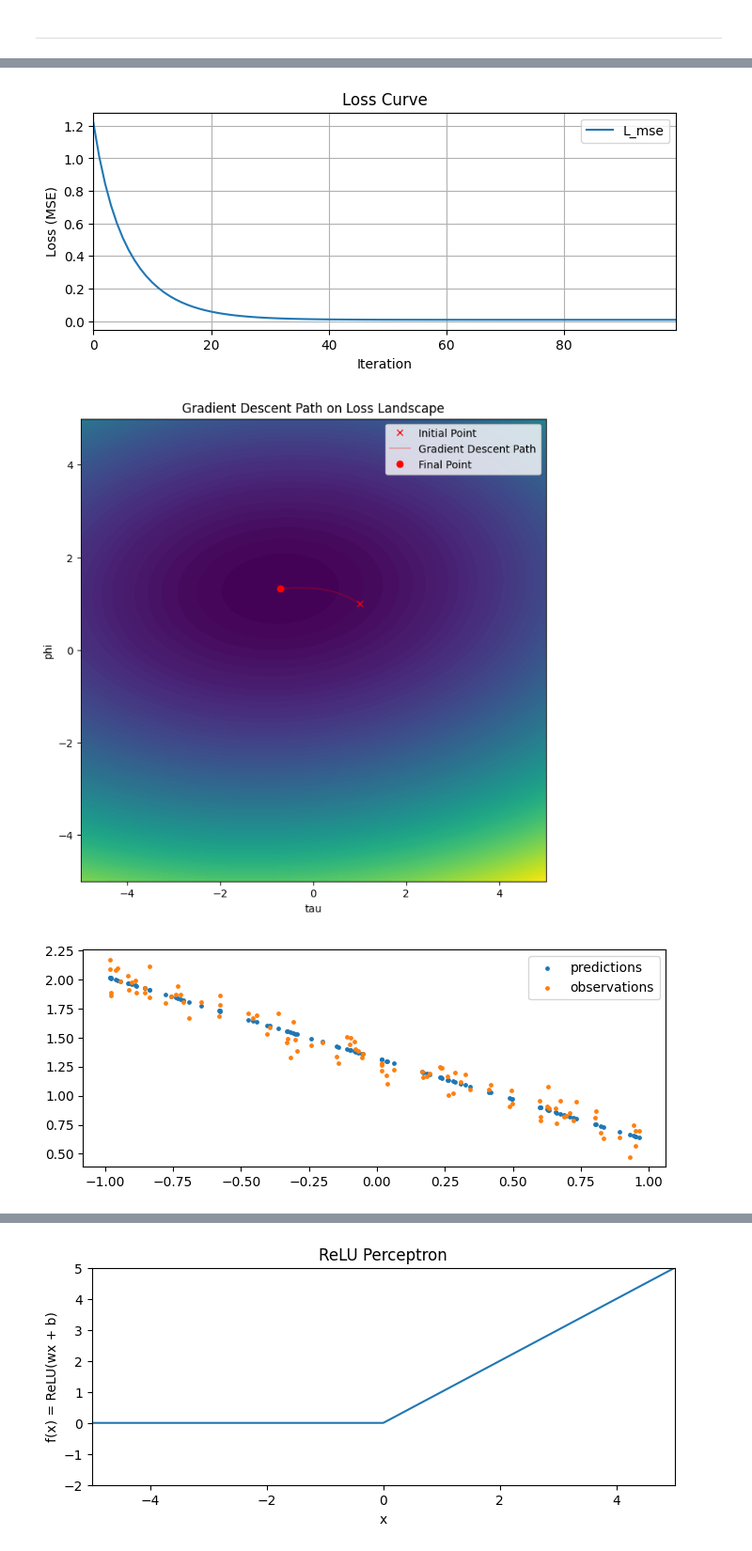
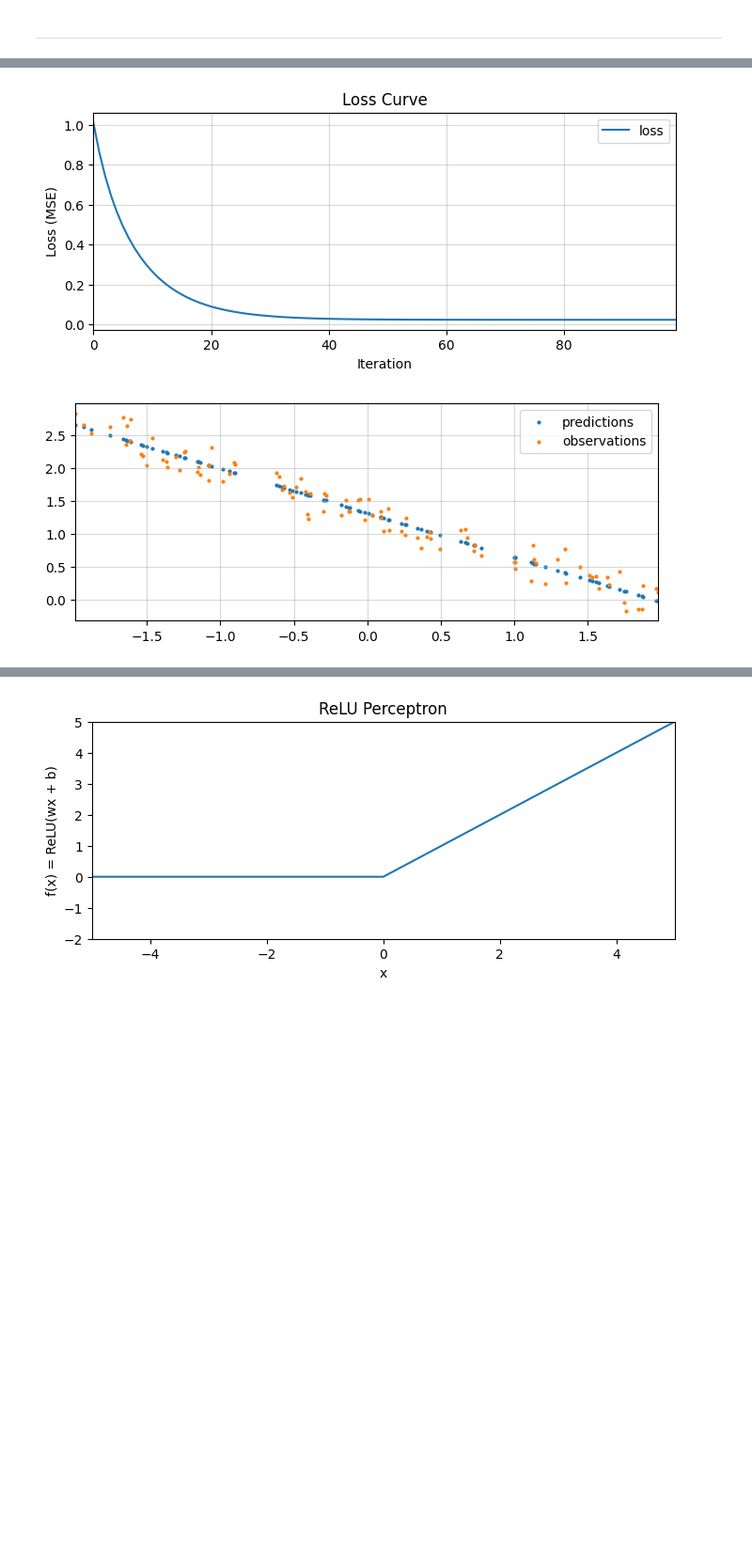
Before and after one commit to nextgenerationgraduatesprogram/nextgen25-mlai-workshop02, a Jupyter notebook: notebooks/main.ipynb, the cells around one changed output, grey strips where cells are left out. Shown at 94% size. Drawn from its saved outputs; the diff is of its cells as text; code cells hidden in the pictures; blank space fills up the shorter version.

```diff
--- a/notebooks/main.ipynb
+++ b/notebooks/main.ipynb
@@ -41,11 +48,11 @@ We might observe and collect some data on this process.
 # observe some data using a noisy observation process
 def observe_noisy(f, x):
     # we often can't sample perfectly a point in the domain perfectly
-    x_noise = np.random.normal(0.05, 0.01, x.shape[0])
+    x_noise = np.random.normal(0.05, 0.02, x.shape[0])
     x_measure = x + x_noise
 
     # we often can't measure the result perfectly
-    y_noise = np.random.normal(-0.05, 0.09, x.shape[0])
+    y_noise = np.random.normal(-0.05, 0.15, x.shape[0])
     y_obs = f(x_measure) + y_noise
 
     return y_obs
@@ -212,14 +262,11 @@ class HypothesisSpace(nn.Module):
     """
     def __init__(self, a: float, b: float):
         super().__init__()
-        self.a = nn.Parameter(torch.tensor(a))
-        self.b = nn.Parameter(torch.tensor(b))
+        self.a = nn.Parameter(torch.tensor([a]))
+        self.b = nn.Parameter(torch.tensor([b]))
 
     def forward(self, x: torch.Tensor) -> torch.Tensor:
         return self.a * x + self.b
-
-    def __repr__(self):
-        return f"{self.a.item():.2f} x^2 + {self.b.item():.2f} x"
 # %%
 from tqdm import tqdm
 
@@ -272,36 +297,30 @@ optimizer = torch.optim.SGD(model.parameters(), lr=0.1)
 loss_fn = torch.nn.MSELoss()
 
 # perform the training loop
-model, trajectory = training_loop(model, optimizer, loss_fn, x_meas_tensor, y_obs_tensor, 100)
+model, losses = training_loop(model, optimizer, loss_fn, x_meas_tensor, y_obs_tensor, 100)
+if is_suitable(losses[-1], 0.01): print(f"found suitable solution with loss L={losses[-1]:.3f}")
 # %%
-# Plot loss over iterations
-fig, ax = plt.subplots(figsize=(8,3))
-ax.plot(trajectory[:,-1], label="L_mse")
-ax.set_xlim(left=0, right=len(trajectory)-1)
-ax.set_xlabel("Iteration")
-ax.set_ylabel("Loss (MSE)")
-ax.set_title("Loss Curve")
-ax.grid(True)
-ax.legend()
+def plot_loss_curve(losses):
+    fig, ax = plt.subplots(figsize=(8,3))
+    ax.plot(losses, label="loss")
+    ax.set_xlim(left=0, right=len(losses)-1)
+    ax.set_xlabel("Iteration")
+    ax.set_ylabel("Loss (MSE)")
+    ax.set_title("Loss Curve")
+    ax.grid(True, alpha=0.50)
+    ax.legend()
+    return fig, ax
 
-# Plot the path on the loss landscape
-fig, ax = plt.subplots(figsize=(8, 8))
-contour = ax.contourf(A, B, losses, levels=100, cmap='viridis')
-ax.set_xlim(A.min(), A.max())
-ax.set_ylim(B.min(), B.max())
-ax.set_xlabel("tau")
-ax.set_ylabel("phi")
-ax.set_title("Gradient Descent Path on Loss Landscape")
+def plot_predictions(model, dataset):
+    fig, ax = plt.subplots(figsize=(8,3))
+    with torch.no_grad():
+        ax.scatter(dataset.x, model(dataset.x), s=4, label="predictions")
+        ax.scatter(dataset.x, dataset.y, s=4, label="observations")
+    ax.set_xlim(left=dataset.x.min(), right=dataset.x.max())
+    ax.grid(True, alpha=0.50)
+    ax.legend(loc="best")
+    return fig, ax
 
-# Path
-ax.plot(trajectory[0, 0], trajectory[0, 1], 'rx', label="Initial Point")
-ax.plot(trajectory[:, 0], trajectory[:, 1], 'r-', alpha=0.25, label="Gradient Descent Path")
-ax.plot(trajectory[-1, 0], trajectory[-1, 1], 'ro', label="Final Point")
-ax.legend(loc="best")
-
-# Plot predictions
-fig, ax = plt.subplots(figsize=(8, 3))
-ax.scatter(x_meas_tensor.detach(), model(x_meas_tensor).detach(), s=6, label="predictions")
-ax.scatter(x_meas_tensor.detach(), y_obs_tensor, s=6, label="observations")
-ax.legend(loc="best")
+plot_loss_curve(losses)
+plot_predictions(model, dataset)
 # %% [output]
@@ -309,4 +328,3 @@ ax.legend(loc="best")
-[figure, old version]
+[figure, new version]
-[figure, old version]
+[figure, new version]
-[figure, removed]
 # %% [markdown]
```
Also changed, not shown: parts of 49 cells of this notebook.
